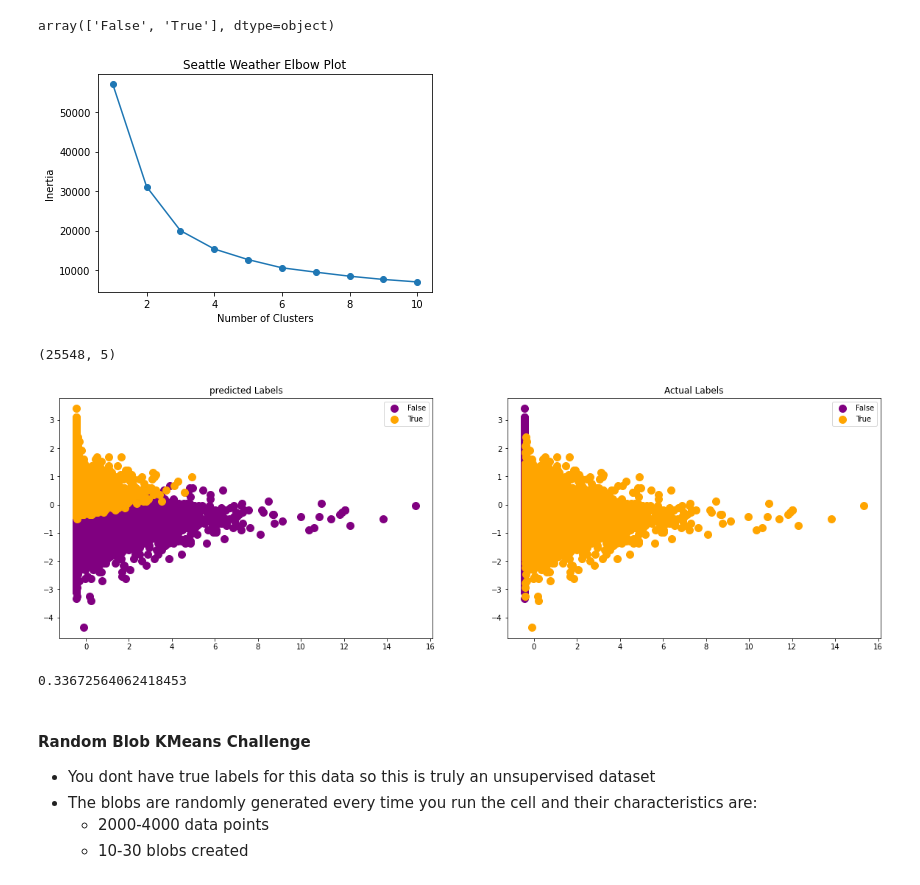
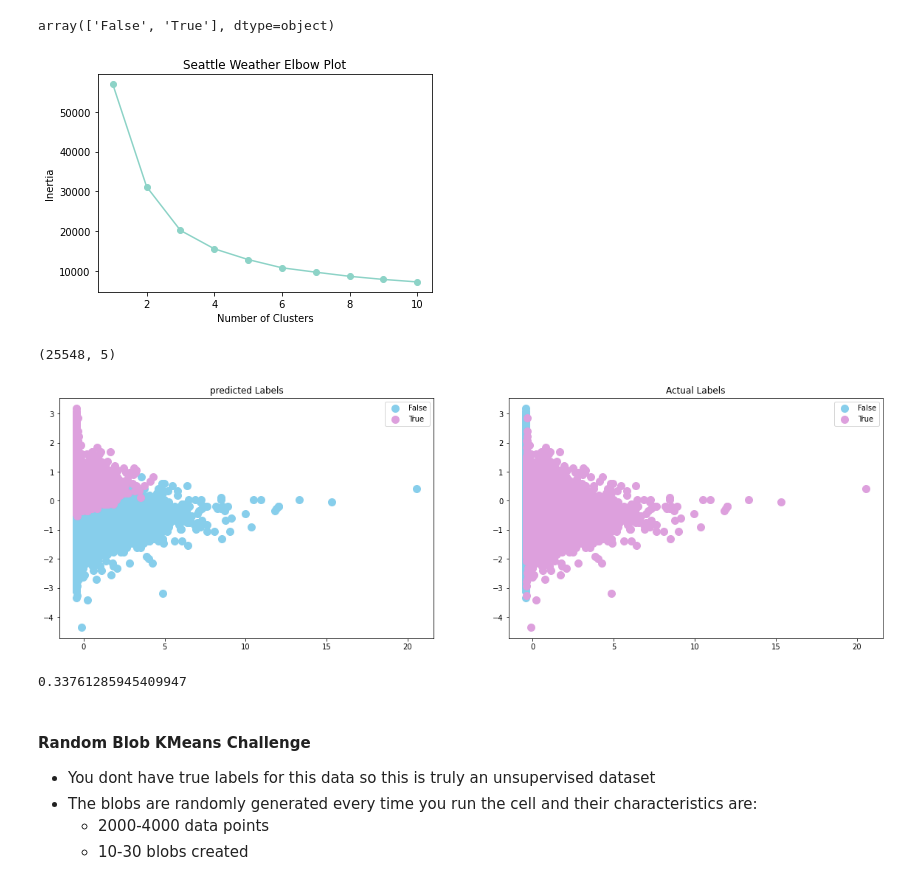
Before and after one commit to AbeerAlghamdi1/Machine_Learning_intro, a Jupyter notebook: Day12_KMeans.ipynb, the cells around one changed output. Cells and saved outputs as stored; diff of their text form; code cells hidden in the pictures.

```diff
--- a/Day12_KMeans.ipynb
+++ b/Day12_KMeans.ipynb
@@ -13,6 +13,7 @@ import numpy as np
 import matplotlib.pyplot as plt
 import seaborn as sns
 import random
+sns.set_palette('Set3')
 
 from sklearn.cluster import KMeans
 from sklearn.datasets import make_blobs
@@ -73,7 +74,7 @@ from sklearn.preprocessing import StandardScaler
 ss = StandardScaler()
 
 x_train = ss.fit_transform(x_train)
-x_test = ss.fit_transform(x_test)
+x_test = ss.transform(x_test)
 # %%
 # Create Elbow Plot
 import matplotlib.pyplot as plt
@@ -226,7 +227,7 @@ plt.title("Seattle Weather Elbow Plot")
 plt.xlabel("Number of Clusters")
 plt.ylabel("Inertia");
 # %% [output]
-[figure, old version]
+[figure, new version]
 # %%
 # Apply KMeans and Plot KMeans Results and Actual Results
 from sklearn.cluster import KMeans
@@ -243,20 +244,20 @@ df_sea.shape
 # %%
 #Visualising the predicted clusters
 plt.figure(figsize=(20,6))
 plt.subplot(1 , 2 , 1)
 plt.title('predicted Labels')
-plt.scatter(x_train[preds == 0, 0], x_train[preds == 0, 1], s = 100, c = 'purple', label = 'False')
-plt.scatter(x_train[preds == 1, 0], x_train[preds == 1, 1], s = 100, c = 'orange', label = 'True')
+plt.scatter(x_train[preds == 0, 0], x_train[preds == 0, 1], s = 100,  c = 'skyblue', label = 'False')
+plt.scatter(x_train[preds == 1, 0], x_train[preds == 1, 1], s = 100, c = 'plum', label = 'True')
 plt.legend(loc='upper right');
 
 plt.subplot(1 , 2, 2)
 plt.title('Actual Labels')
-plt.scatter(x_train[y_train == 0, 0], x_train[y_train == 0, 1], s = 100, c = 'purple', label = 'False')
-plt.scatter(x_train[y_train == 1, 0], x_train[y_train == 1, 1], s = 100, c = 'orange', label = 'True')
+plt.scatter(x_train[y_train == 0, 0], x_train[y_train == 0, 1], s = 100, c = 'skyblue', label = 'False')
+plt.scatter(x_train[y_train == 1, 0], x_train[y_train == 1, 1], s = 100, c = 'plum', label = 'True')
 
 plt.legend(loc='upper right');
 # %% [output]
-[figure, old version]
+[figure, new version]
 # %%
 # Compute Accuracy Score of KMean Labels with True Labels
 from sklearn.metrics import accuracy_score
@@ -264,7 +265,7 @@ from sklearn.metrics import accuracy_score
 
 accuracy_score(y_train, preds)
 # %% [output]
-0.33672564062418453
+0.33761285945409947
 # %% [markdown]
 #### Random Blob KMeans Challenge
 
```
Also changed, not shown: parts of 12 cells of this notebook.
